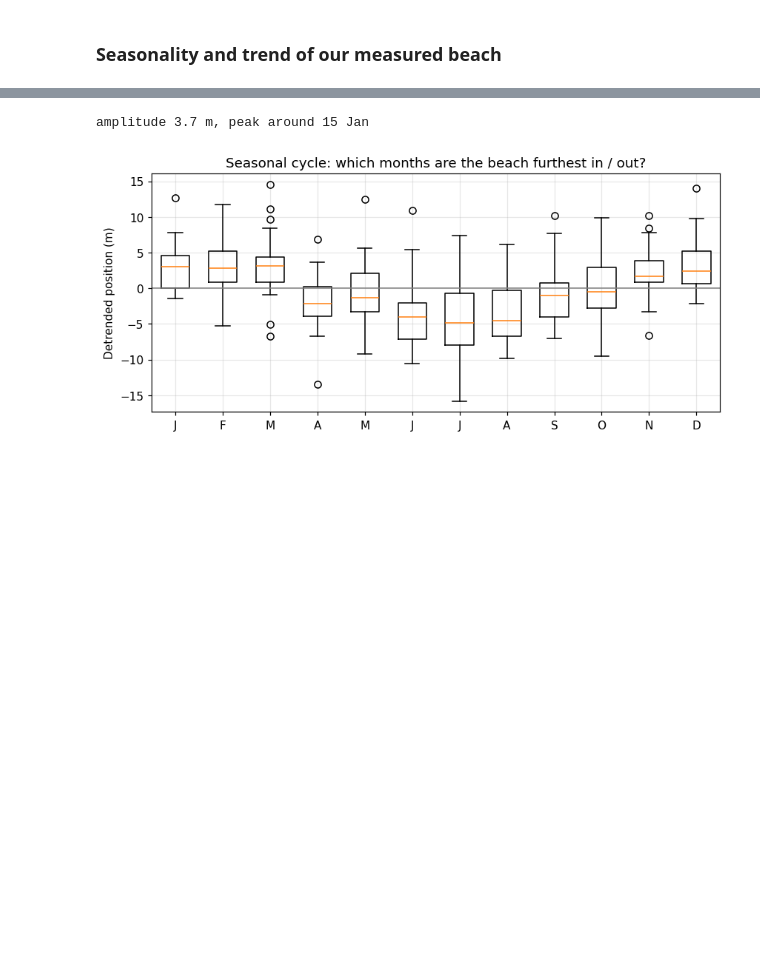
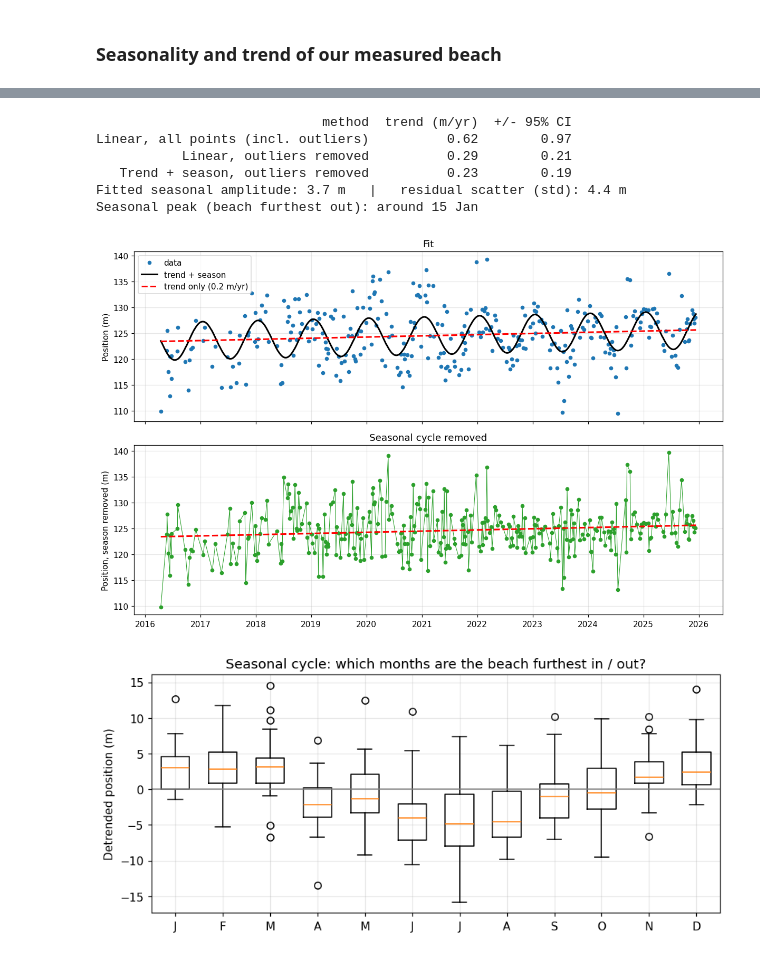
Before and after one commit to abmikkelsen/coastal_mapping_workshop, a Jupyter notebook: coastal_mapping_workshop_edit_v2.ipynb, the cells around one changed output, grey strips where cells are left out. Cells and saved outputs as stored; diff of their text form; code cells hidden in the pictures; blank space fills up the shorter version.

```diff
--- a/coastal_mapping_workshop_edit_v2.ipynb
+++ b/coastal_mapping_workshop_edit_v2.ipynb
@@ -864,14 +817,64 @@ Fitted seasonal amplitude: 3.7 m   |   residual scatter (std): 4.4 m
-# %%
-# independent check: fit with the time of year, from scratch
-X = np.column_stack([np.ones(len(clean)), clean["t_yr"].values,
-                     np.sin(2*np.pi*clean["yfrac"].values), np.cos(2*np.pi*clean["yfrac"].values)])
-b, *_ = np.linalg.lstsq(X, clean["dist_m"].values, rcond=None)
-phi = np.arctan2(b[3], b[2])
-f_peak = ((np.pi/2 - phi)/(2*np.pi)) % 1
-peak = pd.Timestamp("2021-01-01") + pd.Timedelta(days=f_peak*365.25)
-print(f"amplitude {np.hypot(b[2], b[3]):.1f} m, peak around {peak:%d %b}")
-# %% [output]
-amplitude 3.7 m, peak around 15 Jan
+# %%
+def fit_harmonic(t, yf, y):
+    """Fit y = a + b*t + c*sin(2*pi*yf) + d*cos(2*pi*yf).
+    t  = years since the first image (for the trend)
+    yf = time of year, 0 = 1 Jan (for the seasonal wave)"""
+    X = np.column_stack([np.ones_like(t), t, np.sin(2*np.pi*yf), np.cos(2*np.pi*yf)])
+    beta, *_ = np.linalg.lstsq(X, y, rcond=None)
+    res = y - X @ beta
+    dof = len(y) - X.shape[1]
+    cov = (res @ res / dof) * np.linalg.inv(X.T @ X)
+    se = np.sqrt(np.diag(cov))
+    return beta, se, dof, X @ beta, res
+
+def linear_trend(t, y):
+    lr = stats.linregress(t, y)
+    return lr.slope, stats.t.ppf(0.975, len(t) - 2)*lr.stderr
+
+t_all, y_all = ts["t_yr"].values, ts["dist_m"].values
+t_c, yf_c, y_c = clean["t_yr"].values, clean["yfrac"].values, clean["dist_m"].values
+
+beta, se, dof, fit, res_h = fit_harmonic(t_c, yf_c, y_c)
+amp = np.hypot(beta[2], beta[3])
+rows = [("Linear, all points (incl. outliers)", *linear_trend(t_all, y_all)),
+        ("Linear, outliers removed",            *linear_trend(t_c, y_c)),
+        ("Trend + season, outliers removed",    beta[1], stats.t.ppf(0.975, dof)*se[1])]
+table = pd.DataFrame(rows, columns=["method", "trend (m/yr)", "+/- 95% CI"]).round(2)
+print(table.to_string(index=False))
+print(f"Fitted seasonal amplitude: {amp:.1f} m   |   residual scatter (std): {res_h.std():.1f} m")
+
+# when in the year is the beach furthest out?
+phi = np.arctan2(beta[3], beta[2])
+f_peak = ((np.pi/2 - phi)/(2*np.pi)) % 1
+peak = pd.Timestamp("2021-01-01") + pd.Timedelta(days=f_peak*365.25)
+print(f"Seasonal peak (beach furthest out): around {peak:%d %b}")
+
+# smooth curve for plotting: needs both the years-since-start (trend) and the time of year (season)
+dates_tt = pd.date_range(ts["date"].min(), ts["date"].max(), periods=600)
+tt  = ((dates_tt - ts["date"].min()).days.values) / 365.25
+yft = (dates_tt.dayofyear.values - 1) / 365.25
+Xs = np.column_stack([np.ones_like(tt), tt, np.sin(2*np.pi*yft), np.cos(2*np.pi*yft)])
+
+
+
+fig, axs = plt.subplots(2, 1, figsize=(11, 7), sharex=True)
+axs[0].plot(clean["date"], y_c, "o", ms=4, color="tab:blue", label="data")
+axs[0].plot(dates_tt, Xs @ beta, "k-", lw=2, label="trend + season")
+axs[0].plot(dates_tt, beta[0] + beta[1]*tt, "r--", lw=2, label=f"trend only ({beta[1]:.1f} m/yr)")
+axs[0].set_ylabel("Position (m)"); axs[0].legend(); axs[0].set_title("Fit")
+deseason = y_c - (beta[2]*np.sin(2*np.pi*yf_c) + beta[3]*np.cos(2*np.pi*yf_c))
+axs[1].plot(clean["date"], deseason, "o-", ms=4, lw=0.7, color="tab:green")
+axs[1].plot(dates_tt, beta[0] + beta[1]*tt, "r--", lw=2)
+axs[1].set_ylabel("Position, season removed (m)"); axs[1].set_title("Seasonal cycle removed")
+plt.tight_layout(); plt.show()
+# %% [output]
+                             method  trend (m/yr)  +/- 95% CI
+Linear, all points (incl. outliers)          0.62        0.97
+           Linear, outliers removed          0.29        0.21
+   Trend + season, outliers removed          0.23        0.19
+Fitted seasonal amplitude: 3.7 m   |   residual scatter (std): 4.4 m
+Seasonal peak (beach furthest out): around 15 Jan
+[figure, added]
 # %%
 # The seasonal cycle by month of the year (after removing the long-term trend)
 detr = clean["dist_m"] - (beta[0] + beta[1]*clean["t_yr"])
```
Also changed, not shown: parts of 1 cell of this notebook.
